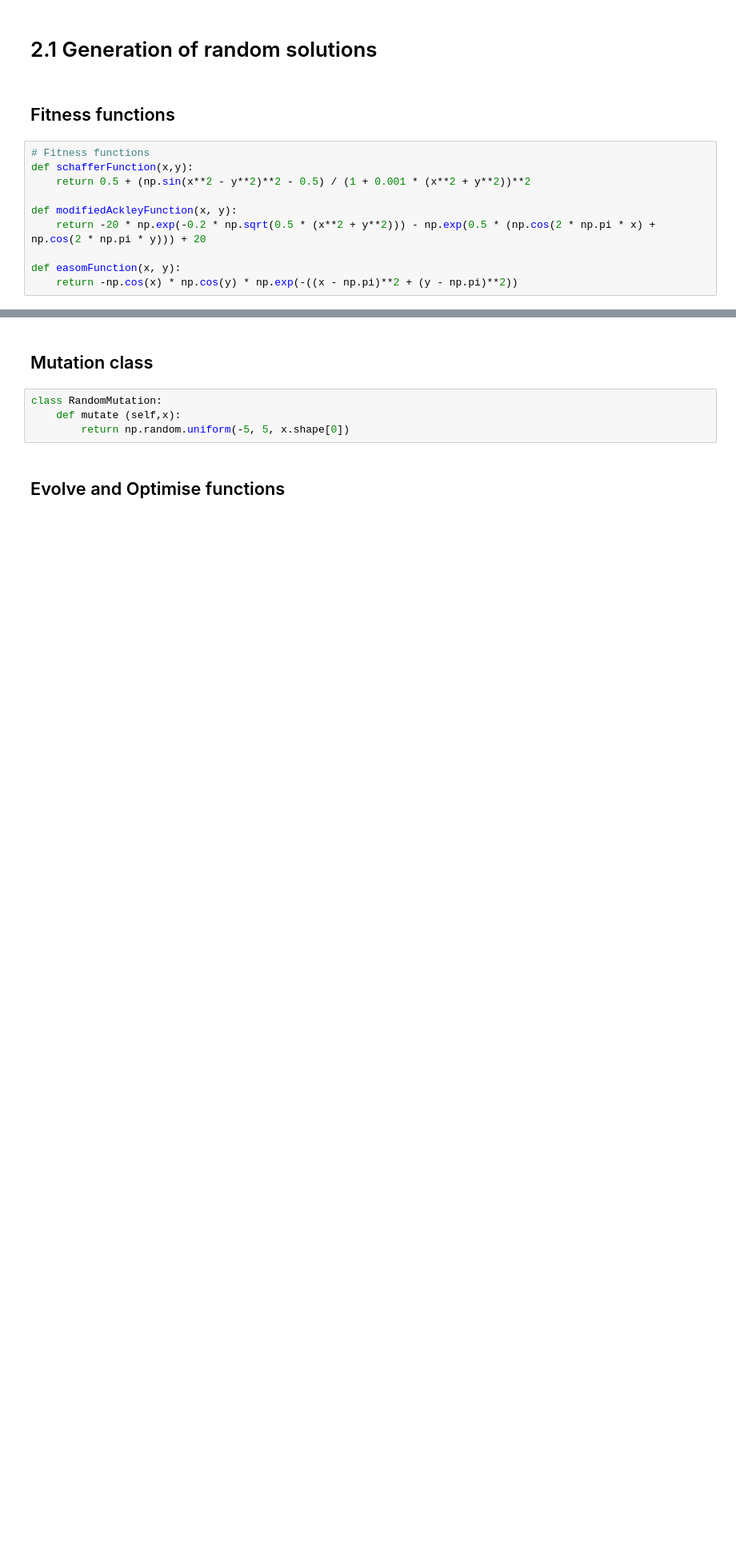
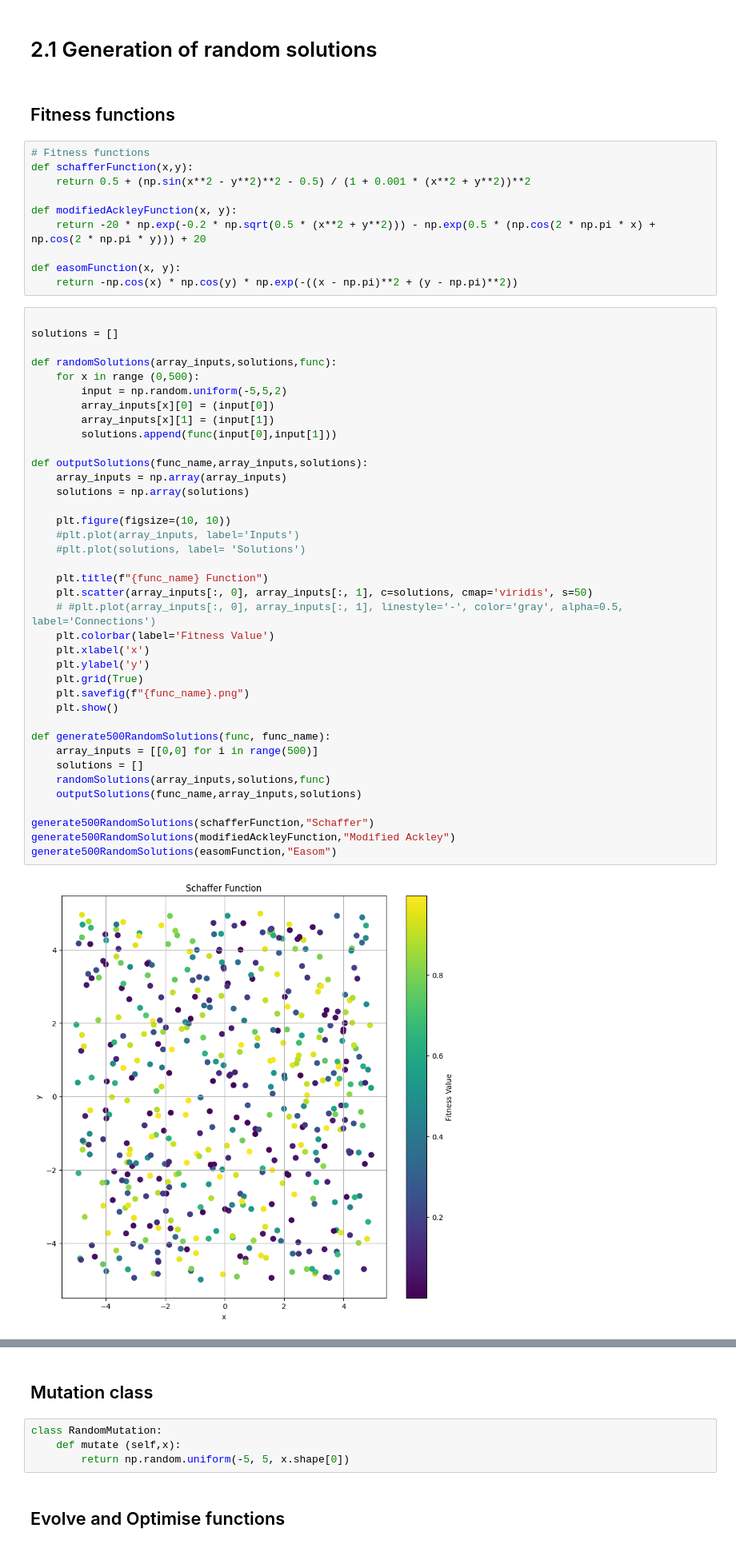
Before and after one commit to MxFrgsn/COMP2002_CW2, a Jupyter notebook: COMP2002.ipynb, the cells around one changed output, grey strips where cells are left out. Shown at 80% size. Saved outputs shown, nothing was run; the diff lists cells and outputs as text; blank space fills up the shorter version.

```diff
--- a/COMP2002.ipynb
+++ b/COMP2002.ipynb
@@ -925,3 +924,43 @@ def modifiedAckleyFunction(x, y):
 
 def easomFunction(x, y):
     return -np.cos(x) * np.cos(y) * np.exp(-((x - np.pi)**2 + (y - np.pi)**2))
+# %%
+
+solutions = []
+
+def randomSolutions(array_inputs,solutions,func):
+    for x in range (0,500):
+        input = np.random.uniform(-5,5,2)
+        array_inputs[x][0] = (input[0])
+        array_inputs[x][1] = (input[1])
+        solutions.append(func(input[0],input[1]))
+
+def outputSolutions(func_name,array_inputs,solutions):
+    array_inputs = np.array(array_inputs)
+    solutions = np.array(solutions)
+
+    plt.figure(figsize=(10, 10))
+    #plt.plot(array_inputs, label='Inputs')
+    #plt.plot(solutions, label= 'Solutions')
+
+    plt.title(f"{func_name} Function")
+    plt.scatter(array_inputs[:, 0], array_inputs[:, 1], c=solutions, cmap='viridis', s=50)
+    # #plt.plot(array_inputs[:, 0], array_inputs[:, 1], linestyle='-', color='gray', alpha=0.5, label='Connections')
+    plt.colorbar(label='Fitness Value')
+    plt.xlabel('x')
+    plt.ylabel('y')
+    plt.grid(True)
+    plt.savefig(f"{func_name}.png")
+    plt.show()
+
+def generate500RandomSolutions(func, func_name):
+    array_inputs = [[0,0] for i in range(500)]
+    solutions = []
+    randomSolutions(array_inputs,solutions,func)
+    outputSolutions(func_name,array_inputs,solutions)
+
+generate500RandomSolutions(schafferFunction,"Schaffer")
+generate500RandomSolutions(modifiedAckleyFunction,"Modified Ackley")
+generate500RandomSolutions(easomFunction,"Easom")
+# %% [output]
+[figure, added]
```
Also changed, not shown: parts of 8 cells of this notebook, 12 other files.
